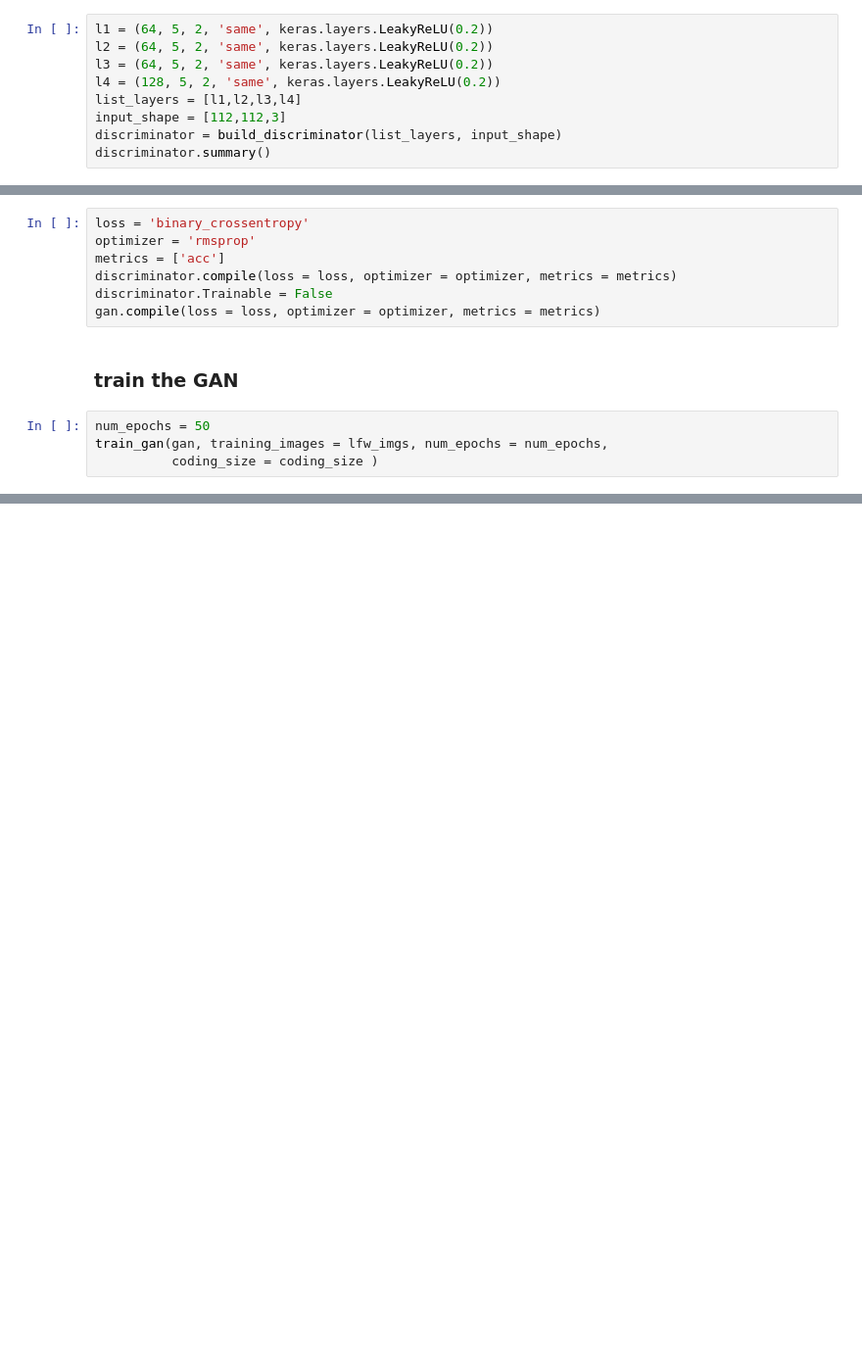
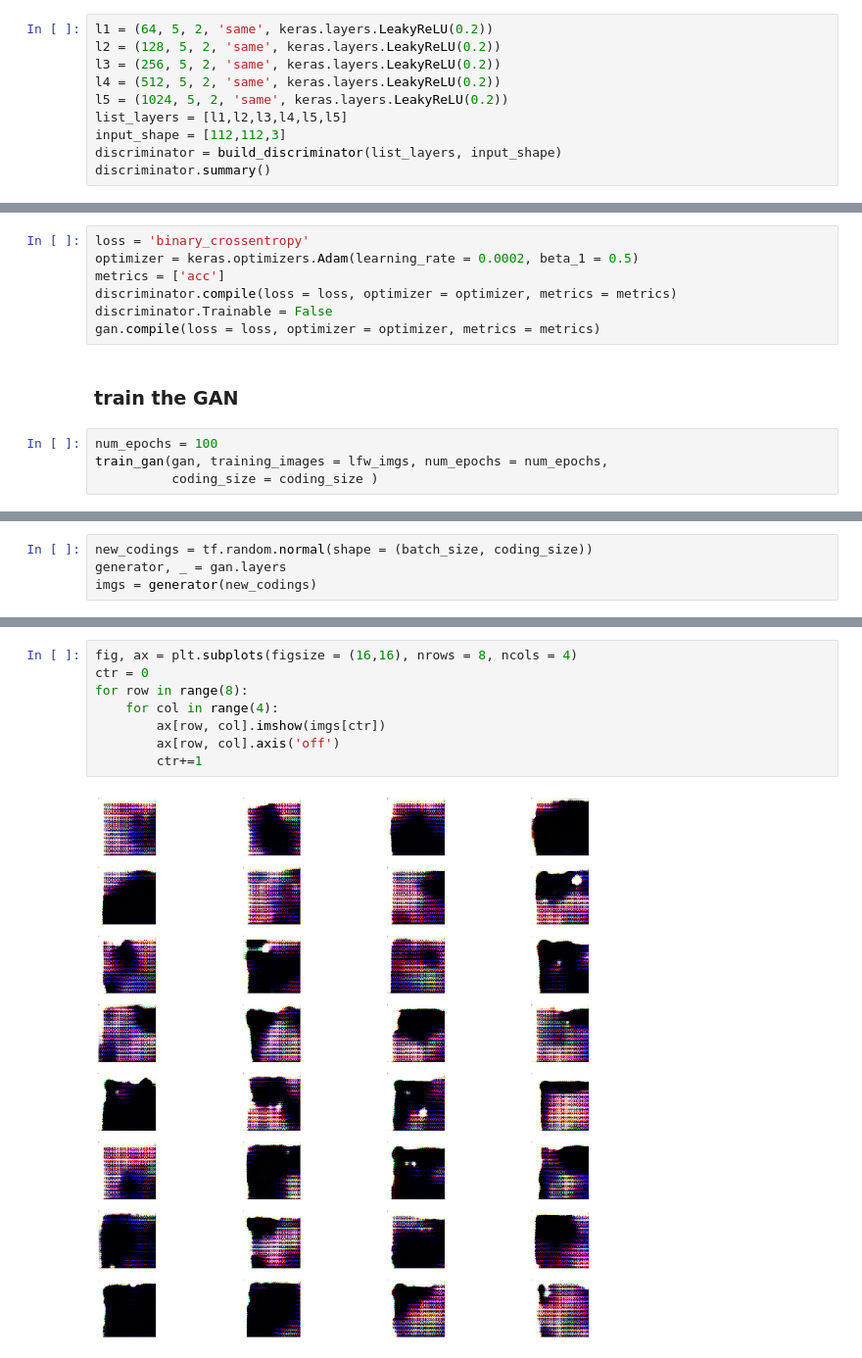
Before and after one commit to praritagarwal/DCGAN, a Jupyter notebook: DCGAN.ipynb, the cells around one changed output, grey strips where cells are left out. Shown at 98% size. Saved outputs shown, nothing was run; the diff lists cells and outputs as text; blank space fills up the shorter version.

Commit message:
Checkout the GAN images

```diff
--- a/DCGAN.ipynb
+++ b/DCGAN.ipynb
@@ -396,10 +393,11 @@ _________________________________________________________________
 ### Gan dicriminator
 # %%
 l1 = (64, 5, 2, 'same', keras.layers.LeakyReLU(0.2))
-l2 = (64, 5, 2, 'same', keras.layers.LeakyReLU(0.2))
-l3 = (64, 5, 2, 'same', keras.layers.LeakyReLU(0.2))
-l4 = (128, 5, 2, 'same', keras.layers.LeakyReLU(0.2))
-list_layers = [l1,l2,l3,l4]
+l2 = (128, 5, 2, 'same', keras.layers.LeakyReLU(0.2))
+l3 = (256, 5, 2, 'same', keras.layers.LeakyReLU(0.2))
+l4 = (512, 5, 2, 'same', keras.layers.LeakyReLU(0.2))
+l5 = (1024, 5, 2, 'same', keras.layers.LeakyReLU(0.2))
+list_layers = [l1,l2,l3,l4,l5,l5]
 input_shape = [112,112,3]
 discriminator = build_discriminator(list_layers, input_shape)
 discriminator.summary()
@@ -441,7 +439,7 @@ Non-trainable params: 640
 _________________________________________________________________
 # %%
 loss = 'binary_crossentropy'
-optimizer = 'rmsprop'
+optimizer = keras.optimizers.Adam(learning_rate = 0.0002, beta_1 = 0.5)
 metrics = ['acc']
 discriminator.compile(loss = loss, optimizer = optimizer, metrics = metrics)
 discriminator.Trainable = False
@@ -449,7 +447,7 @@ gan.compile(loss = loss, optimizer = optimizer, metrics = metrics)
 # %% [markdown]
 ### train the GAN
 # %%
-num_epochs = 50
+num_epochs = 100
 train_gan(gan, training_images = lfw_imgs, num_epochs = num_epochs,
           coding_size = coding_size )
 # %% [output]
@@ -456,0 +457,4 @@ epoch:50/50, time: 19.22s =================================================
+# %%
+new_codings = tf.random.normal(shape = (batch_size, coding_size))
+generator, _ = gan.layers
+imgs = generator(new_codings)
@@ -456,0 +465,10 @@ epoch:50/50, time: 19.22s =================================================
+# %%
+fig, ax = plt.subplots(figsize = (16,16), nrows = 8, ncols = 4)
+ctr = 0
+for row in range(8):
+    for col in range(4):
+        ax[row, col].imshow(imgs[ctr])
+        ax[row, col].axis('off')
+        ctr+=1
+# %% [output]
+[figure, added]
```
Also changed, not shown: parts of 12 cells of this notebook, 1 other file.
